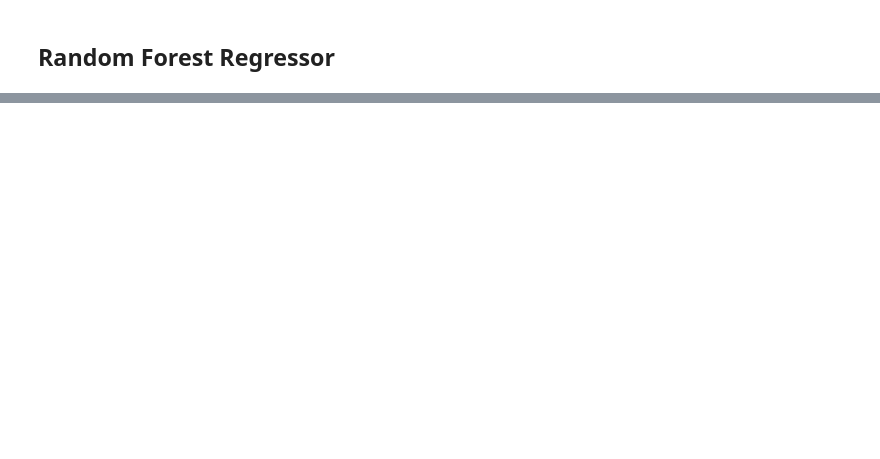
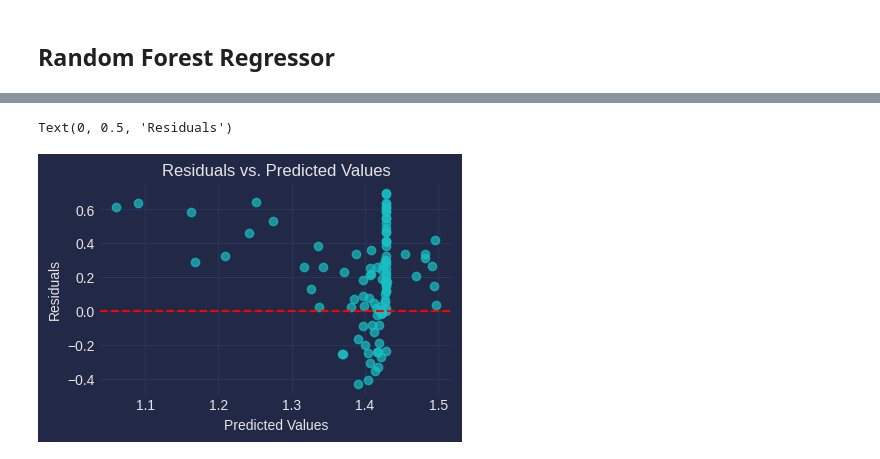
Before and after one commit to bernicelau430/Time_Series_Forecasting_for_Stock_Analysis, a Jupyter notebook: RandomForest.ipynb, the cells around one changed output, grey strips where cells are left out. Drawn from its saved outputs; the diff is of its cells as text; code cells hidden in the pictures; blank space fills up the shorter version.

```diff
--- a/RandomForest.ipynb
+++ b/RandomForest.ipynb
@@ -85,0 +170,18 @@ x_train.shape
+# %%
+# Evaluate the relationship between observed and predicted values.
+# Residuals distributed randomly around y = 0 indicate a well-captured data structure, whereas patterns or trends indicate model inadequacy.
+
+# Calculate residuals
+residuals = actual_values - predicted_values
+plt.figure(figsize=(10, 6))
+
+# Residuals vs. Predicted Values
+plt.subplot(2, 2, 2)
+plt.scatter(predicted_values, residuals, alpha=0.7)
+plt.axhline(y=0, color='red', linestyle='--')
+plt.title('Residuals vs. Predicted Values')
+plt.xlabel('Predicted Values')
+plt.ylabel('Residuals')
+# %% [output]
+Text(0, 0.5, 'Residuals')
+[figure, added]
```
Also changed, not shown: parts of 10 cells of this notebook.
